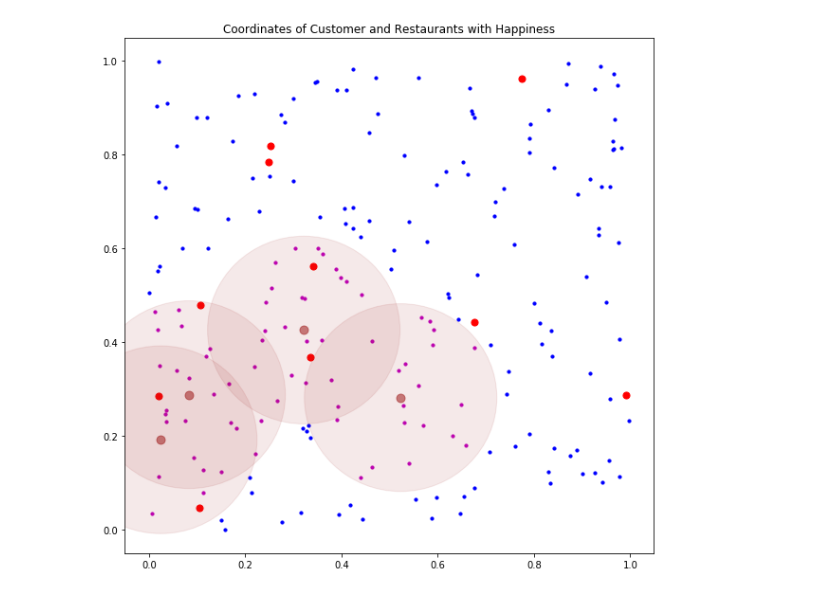
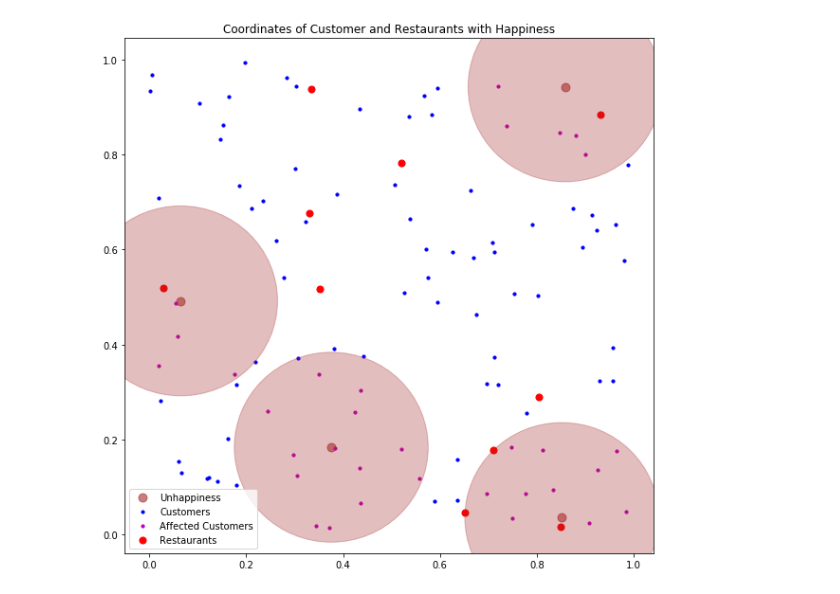
Before and after one commit to AutomaticHourglass/restaurant-toy-problem, a Jupyter notebook: Development.ipynb, the cells around one changed output. Saved outputs shown, nothing was run; the diff lists cells and outputs as text; code cells hidden in the pictures.

```diff
--- a/Development.ipynb
+++ b/Development.ipynb
@@ -2,7 +2,7 @@
 import numpy as np
 import matplotlib.pyplot as plt
 
-num_customer = 200
+num_customer = 100
 num_restaurants = 10
 t_initial_period = 100
 t_final = 365
@@ -65,20 +66,22 @@ plt.show()
 # %%
 # Unhappiness bomb and affected people
 happiness_index = np.ones(num_customer)
 coord_unhappiness_bomb = np.random.rand(4,2)
 unhappy_distance = cdist(coord_customer,coord_unhappiness_bomb)
 unhappy_people_idx = np.min(unhappy_distance,axis=1)<unhappiness_bomb_diameter
+unhappy_days = set(np.random.choice(range(t_initial_period,t_final),20,replace=False))
 
 fig = plt.figure(figsize=(10,10))
 ax= fig.gca()
 for x,y in coord_unhappiness_bomb:
-    q = plt.Circle((x,y),radius = 0.2,color='brown',alpha = 0.1)
+    q = plt.Circle((x,y),radius = 0.2,color='brown',alpha = 0.3)
     ax.add_artist(q)
 plt.scatter(coord_unhappiness_bomb[:,0],coord_unhappiness_bomb[:,1],s=80,c='brown',alpha=0.6)
 plt.scatter(coord_customer[~unhappy_people_idx,0],coord_customer[~unhappy_people_idx,1],s=10,c='b')
 plt.scatter(coord_customer[unhappy_people_idx,0],coord_customer[unhappy_people_idx,1],s=10,c='m')
 plt.scatter(coord_restaurants[:,0],coord_restaurants[:,1],s=50,c='r')
+plt.legend(['Unhappiness','Customers','Affected Customers','Restaurants'])
 plt.title("Coordinates of Customer and Restaurants with Happiness")
 plt.show()
 # %% [output]
-[figure, old version]
+[figure, new version]
```
Also changed, not shown: parts of 6 cells of this notebook.
